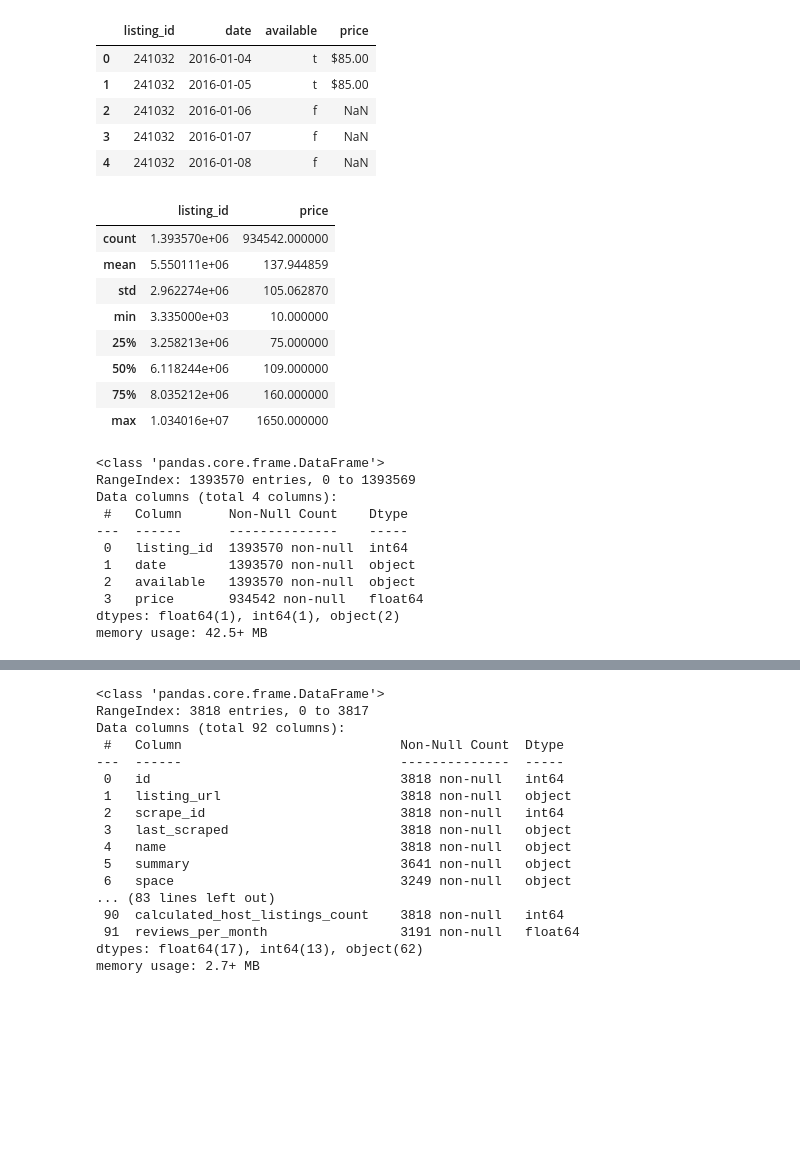
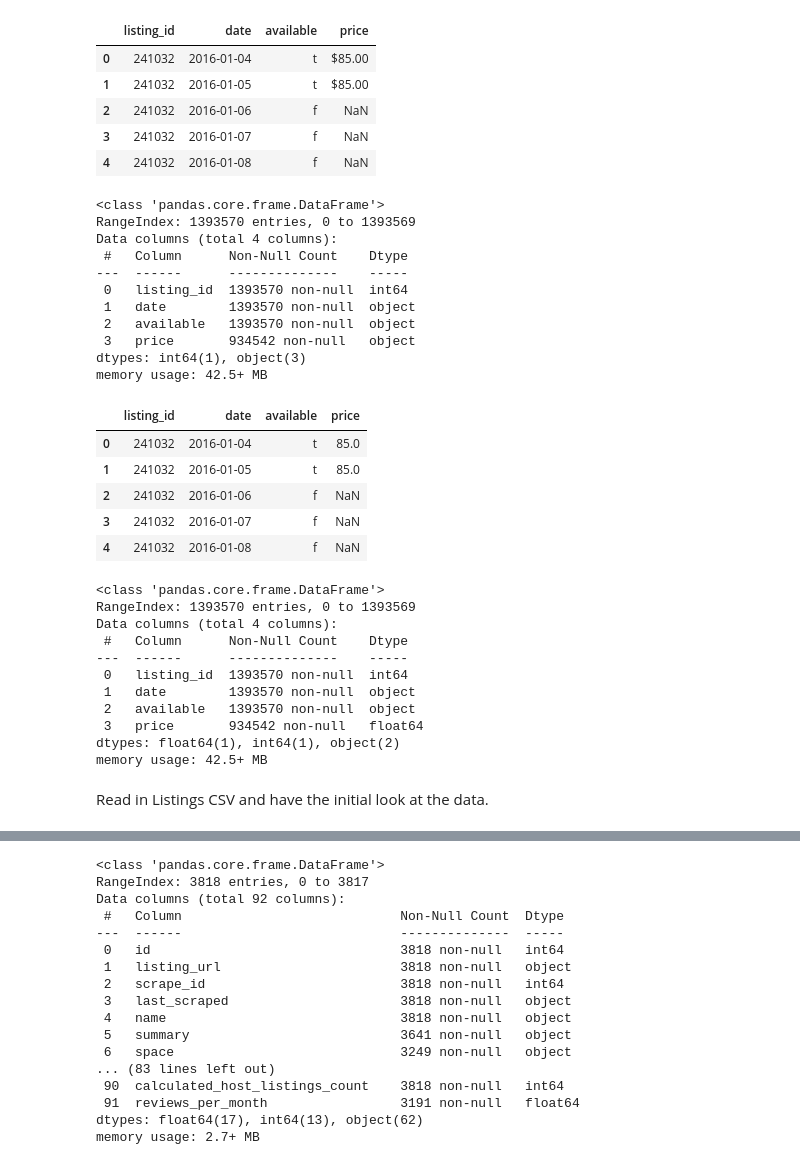
Before and after one commit to liang-qq/Udacity-Data-Scientist-Nanodegree, a Jupyter notebook: Project 1.ipynb, the cells around one changed output, grey strips where cells are left out. Drawn from its saved outputs; the diff is of its cells as text; code cells hidden in the pictures; blank space fills up the shorter version.

```diff
--- a/Project 1.ipynb
+++ b/Project 1.ipynb
@@ -13,19 +25,6 @@ df1.head()
 | 2 | 241032 | 2016-01-06 | f | NaN |
 | 3 | 241032 | 2016-01-07 | f | NaN |
 | 4 | 241032 | 2016-01-08 | f | NaN |
-# %%
-df1['price'] = df1['price'].str.replace('$', '', regex=True).replace(',', '', regex=True).astype(float)
-df1.describe()
-# %% [output]
-|  | listing_id | price |
-| count | 1.393570e+06 | 934542.000000 |
-| mean | 5.550111e+06 | 137.944859 |
-| std | 2.962274e+06 | 105.062870 |
-| min | 3.335000e+03 | 10.000000 |
-| 25% | 3.258213e+06 | 75.000000 |
-| 50% | 6.118244e+06 | 109.000000 |
-| 75% | 8.035212e+06 | 160.000000 |
-| max | 1.034016e+07 | 1650.000000 |
 # %%
 df1.info()
 # %% [output]
@@ -37,9 +36,42 @@ Data columns (total 4 columns):
  0   listing_id  1393570 non-null  int64
  1   date        1393570 non-null  object
  2   available   1393570 non-null  object
- 3   price       934542 non-null   float64
-dtypes: float64(1), int64(1), object(2)
+ 3   price       934542 non-null   object
+dtypes: int64(1), object(3)
 memory usage: 42.5+ MB
+# %%
+#create a user defined 'price string to numerical' function
+def price_str_to_num(df,col='price'):
+    df[col] = df[col].str.replace('$', '', regex=True).replace(',', '', regex=True).astype(float)
+    return df
+# %%
+#apply the 'price string to numerical' function to df1 (calendar dataframe)
+df_1 = price_str_to_num(df1,col='price')
+# %%
+df_1.head()
+# %% [output]
+|  | listing_id | date | available | price |
+| 0 | 241032 | 2016-01-04 | t | 85.0 |
+| 1 | 241032 | 2016-01-05 | t | 85.0 |
+| 2 | 241032 | 2016-01-06 | f | NaN |
+| 3 | 241032 | 2016-01-07 | f | NaN |
+| 4 | 241032 | 2016-01-08 | f | NaN |
+# %%
+df_1.info()
+# %% [output]
+<class 'pandas.core.frame.DataFrame'>
+RangeIndex: 1393570 entries, 0 to 1393569
+Data columns (total 4 columns):
+ #   Column      Non-Null Count    Dtype
+---  ------      --------------    -----
+ 0   listing_id  1393570 non-null  int64
+ 1   date        1393570 non-null  object
+ 2   available   1393570 non-null  object
+ 3   price       934542 non-null   float64
+dtypes: float64(1), int64(1), object(2)
+memory usage: 42.5+ MB
+# %% [markdown]
+Read in Listings CSV and have the initial look at the data.
 # %%
 df2 = pd.read_csv('C:\\Users\\liang\Documents\\Udacity Data Scientist\\Introduction to Data Science\\Project\\listings.csv')
 df2.head()
```
Also changed, not shown: parts of 78 cells of this notebook.
